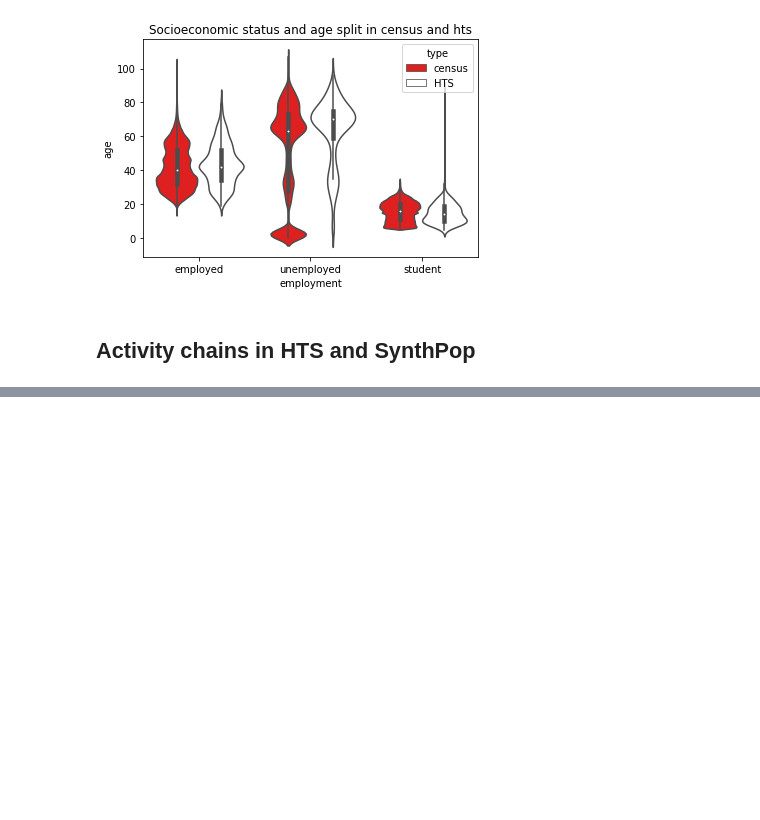
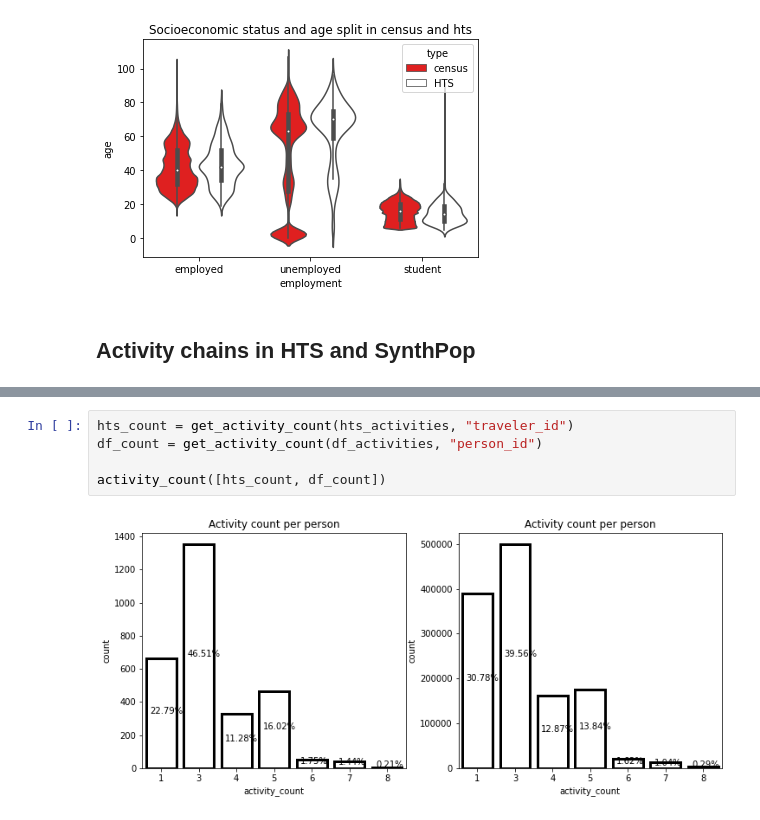
Before and after one commit to MetacitySuite/Metacity-SynthPop, a Jupyter notebook: synthesis/stats/comparison.ipynb, the cells around one changed output, grey strips where cells are left out. Cells and saved outputs as stored; diff of their text form; blank space fills up the shorter version.

```diff
--- a/synthesis/stats/comparison.ipynb
+++ b/synthesis/stats/comparison.ipynb
@@ -192,0 +266,7 @@ education
+# %%
+hts_count = get_activity_count(hts_activities, "traveler_id")
+df_count = get_activity_count(df_activities, "person_id")
+
+activity_count([hts_count, df_count])
+# %% [output]
+[figure, added]
```
Also changed, not shown: parts of 22 cells of this notebook, 1 other file.
